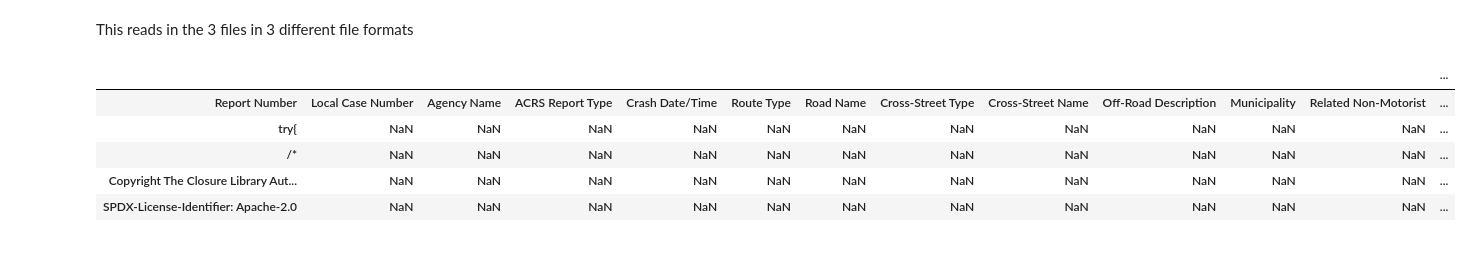
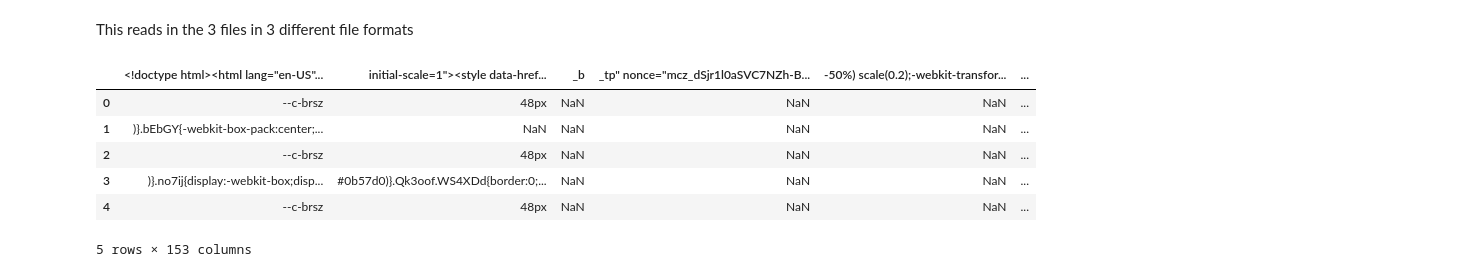
Before and after one commit to eadamsRU/DataManagment, a Jupyter notebook: DatMan_ps1.ipynb, the cells around one changed output. Saved outputs shown, nothing was run; the diff lists cells and outputs as text; code cells hidden in the pictures.

```diff
--- a/DatMan_ps1.ipynb
+++ b/DatMan_ps1.ipynb
@@ -28,21 +30,22 @@ This reads in the 3 files in 3 different file formats
 # %%
 import pandas as pd
 
 #dat = pd.read_csv('crash.csv')
-#dat1 = pd.read_csv('crash.csv', on_bad_lines='skip')
+dat1 = pd.read_csv('crash.csv', on_bad_lines='skip')
 
 #dat1
 #dat2 = pd.read_xml('electricFire.xml')
 #dat3 = pd.read_json('NbaPO.json')
 
 dat1.head(5)
 # %% [output]
-|  |  |  |  |  |  |  |  |  |  |  |  | ... |
-| Report Number | Local Case Number | Agency Name | ACRS Report Type | Crash Date/Time | Route Type | Road Name | Cross-Street Type | Cross-Street Name | Off-Road Description | Municipality | Related Non-Motorist | ... |
-| try{ | NaN | NaN | NaN | NaN | NaN | NaN | NaN | NaN | NaN | NaN | NaN | ... |
-| /* | NaN | NaN | NaN | NaN | NaN | NaN | NaN | NaN | NaN | NaN | NaN | ... |
-| Copyright The Closure Library Aut... | NaN | NaN | NaN | NaN | NaN | NaN | NaN | NaN | NaN | NaN | NaN | ... |
-| SPDX-License-Identifier: Apache-2.0 | NaN | NaN | NaN | NaN | NaN | NaN | NaN | NaN | NaN | NaN | NaN | ... |
+|  | <!doctype html><html lang="en-US"... | initial-scale=1"><style data-href... | _b | _tp" nonce="mcz_dSjr1l0aSVC7NZh-B... | -50%) scale(0.2);-webkit-transfor... | ... |
+| 0 | --c-brsz | 48px | NaN | NaN | NaN | ... |
+| 1 | )}.bEbGY{-webkit-box-pack:center;... | NaN | NaN | NaN | NaN | ... |
+| 2 | --c-brsz | 48px | NaN | NaN | NaN | ... |
+| 3 | )}.no7ij{display:-webkit-box;disp... | #0b57d0)}.Qk3oof.WS4XDd{border:0;... | NaN | NaN | NaN | ... |
+| 4 | --c-brsz | 48px | NaN | NaN | NaN | ... |
+5 rows × 153 columns
 # %%
 import urllib.request
 
```
Also changed, not shown: parts of 4 cells of this notebook.
